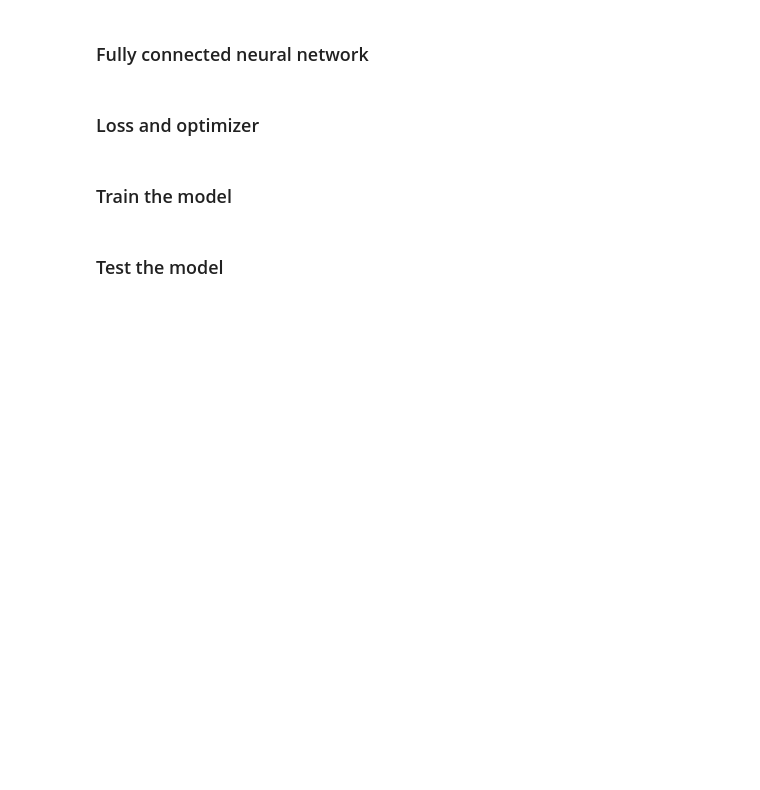
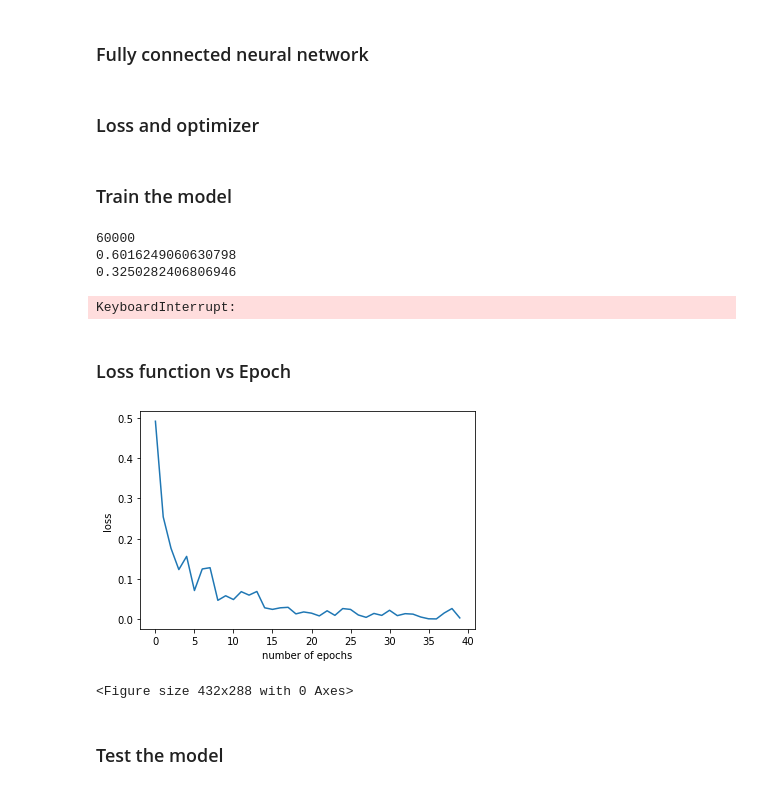
Before and after one commit to szymonrucinski/eins-zwei-drei, a Jupyter notebook: custom_arch1.ipynb, the cells around one changed output. Drawn from its saved outputs; the diff is of its cells as text; code cells hidden in the pictures; blank space fills up the shorter version.

Commit message:
done custom arch

```diff
--- a/custom_arch1.ipynb
+++ b/custom_arch1.ipynb
@@ -28,7 +34,7 @@ learning_rate = 0.001
 # %%
 train_dataset = torchvision.datasets.MNIST(root='..//set',
                                            train=True,
-                                           transform=transforms.ToTensor(),
+                                           transform=transform,
                                            download=True)
 # %%
 test_dataset = torchvision.datasets.MNIST(root='..///set',
@@ -61,2 +80,2 @@ class NeuralNet(nn.Module):
 # %%
-model = NeuralNet(input_size, hidden_size, num_classes).to(device)
+model = NeuralNet().to(device)
@@ -67,12 +90,21 @@ criterion = nn.CrossEntropyLoss().to(device)
 optimizer = torch.optim.Adam(model.parameters(), lr=learning_rate)
 # %% [markdown]
 ### Train the model
+# %%
+epochs_arr=[]
+losses_arr=[]
+epochs_loss=0
 # %%
-total_step = len(train_loader)
+size = len(train_loader.dataset)
+print(size)
+
 for epoch in range(num_epochs):
+    epochs_loss=0
     for i, (images, labels) in enumerate(train_loader):
         # Move tensors to the configured device
-        images = images.reshape(-1, 28*28).to(device)
+#         images = images.reshape(-1, 28*28).to(device)
+        images = images.view(images.shape[0], -1).to(device)
+
         labels = labels.to(device)
 
         # Forward pass
@@ -82,11 +114,36 @@ for epoch in range(num_epochs):
         # Backprpagation and optimization
         optimizer.zero_grad()
         loss.backward()
+
+        #calculate epochs_loss
+        epochs_loss = epochs_loss + loss.item()
         optimizer.step()
 
-        if (i+1) % 100 == 0:
-            print ('Epoch [{}/{}], Step [{}/{}], Loss: {:.4f}'
-                   .format(epoch+1, num_epochs, i+1, total_step, loss.item()))
+        if (i+1) % int(size/batch_size) == 0:
+            print(loss.item())
+            losses_arr.append(loss.item())
+# %% [output]
+60000
+0.6016249060630798
+0.3250282406806946
+KeyboardInterrupt:
+# %% [markdown]
+### Loss function vs Epoch
+# %%
+epochs_arr = list(range(num_epochs))
+
+fig = plt.figure()
+ax1 = fig.add_subplot()
+ax1.set_ylabel('loss')
+ax1.set_xlabel('number of epochs')
+
+
+plt.plot(epochs_arr, losses_arr)
+plt.show()
+plt.savefig('./plots/custom_arch1_loss.png')
+# %% [output]
+[figure, added]
+<Figure size 432x288 with 0 Axes>
 # %% [markdown]
 ### Test the model
 # %%
```
Also changed, not shown: parts of 25 cells of this notebook.
